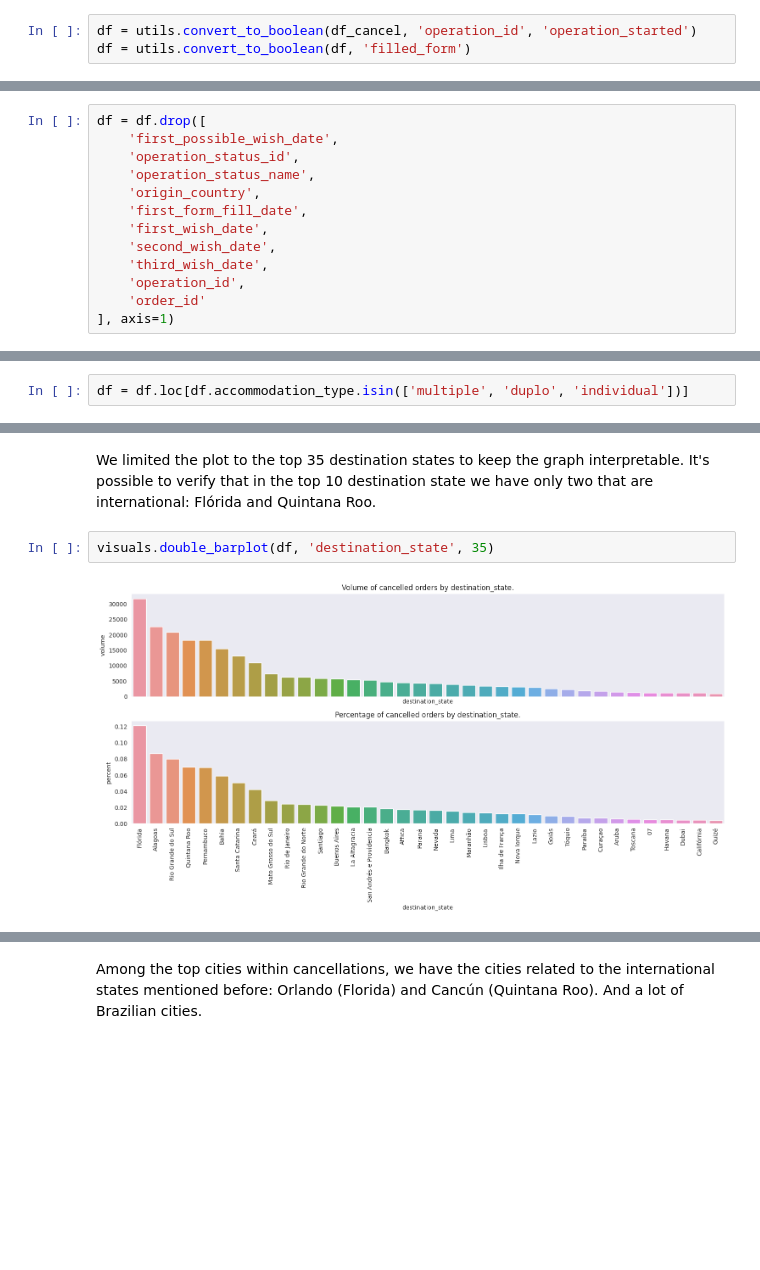
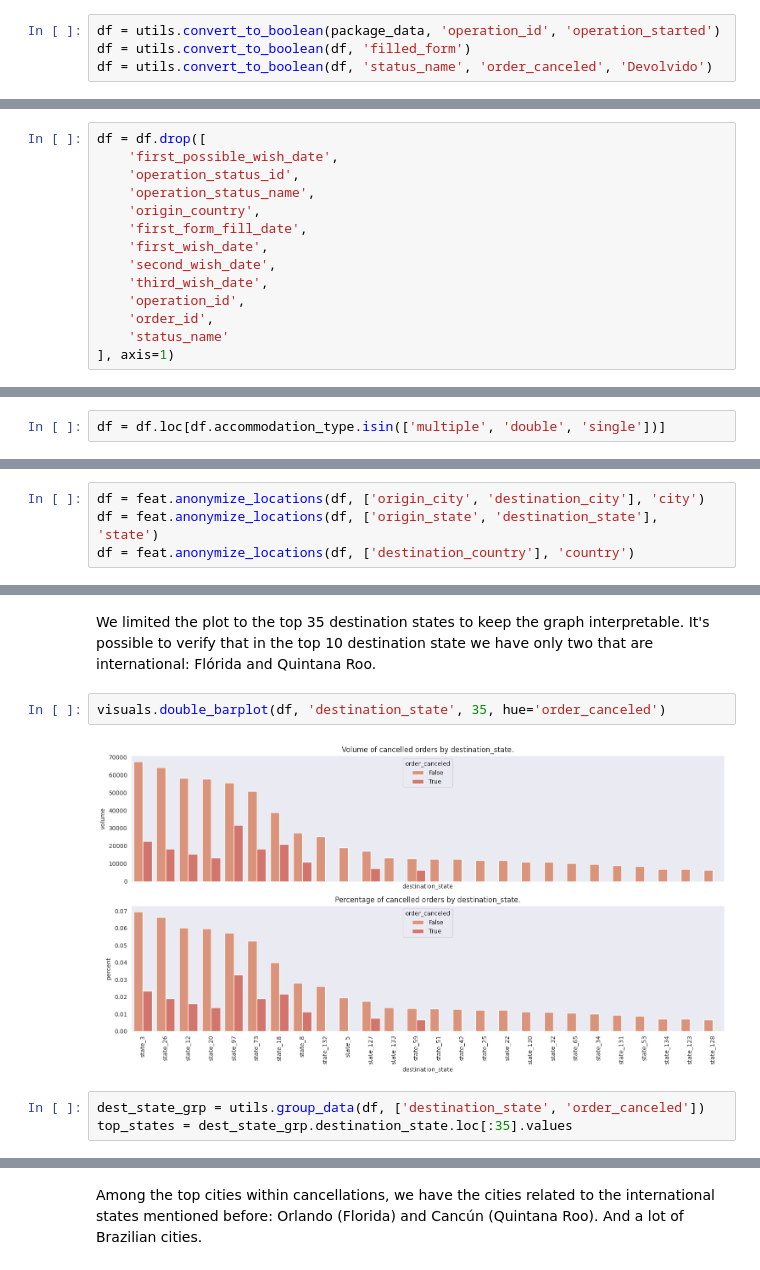
Before and after one commit to tamiriscrepalde/survival-analysis, a Jupyter notebook: notebooks/exploratory_data_analysis/packages_cancellation_analysis.ipynb, the cells around one changed output, grey strips where cells are left out. Saved outputs shown, nothing was run; the diff lists cells and outputs as text; blank space fills up the shorter version.

Commit message:
Anonymized locations and added sales data

```diff
--- a/notebooks/exploratory_data_analysis/packages_cancellation_analysis.ipynb
+++ b/notebooks/exploratory_data_analysis/packages_cancellation_analysis.ipynb
@@ -143,8 +146,9 @@ dtype: float64
 # %% [markdown]
 Converting columns to boolean:
 # %%
-df = utils.convert_to_boolean(df_cancel, 'operation_id', 'operation_started')
+df = utils.convert_to_boolean(package_data, 'operation_id', 'operation_started')
 df = utils.convert_to_boolean(df, 'filled_form')
+df = utils.convert_to_boolean(df, 'status_name', 'order_canceled', 'Devolvido')
 # %% [markdown]
 Drop columns containing:
 - unique identifiers
@@ -163,5 +167,6 @@ df = df.drop([
     'second_wish_date',
     'third_wish_date',
     'operation_id',
-    'order_id'
+    'order_id',
+    'status_name'
 ], axis=1)
@@ -215,5 +228,5 @@ df.loc[~df.accommodation_type.isin(['multiple', 'duplo', 'individual'])].accommo
 # %%
-df = df.loc[df.accommodation_type.isin(['multiple', 'duplo', 'individual'])]
+df = df.loc[df.accommodation_type.isin(['multiple', 'double', 'single'])]
 # %% [markdown]
 There're no more null values:
 # %%
@@ -240,3 +257,7 @@ dtype: float64
+# %%
+df = feat.anonymize_locations(df, ['origin_city', 'destination_city'], 'city')
+df = feat.anonymize_locations(df, ['origin_state', 'destination_state'], 'state')
+df = feat.anonymize_locations(df, ['destination_country'], 'country')
 # %% [markdown]
 Now we're going to change the dtype of some columns:
 # %%
@@ -289,6 +329,9 @@ visuals.double_barplot(df, 'destination_country', 20)
 # %% [markdown]
 We limited the plot to the top 35 destination states to keep the graph interpretable. It's possible to verify that in the top 10 destination state we have only two that are international: Flórida and Quintana Roo.
 # %%
-visuals.double_barplot(df, 'destination_state', 35)
+visuals.double_barplot(df, 'destination_state', 35, hue='order_canceled')
 # %% [output]
-[figure, old version]
+[figure, new version]
+# %%
+dest_state_grp = utils.group_data(df, ['destination_state', 'order_canceled'])
+top_states = dest_state_grp.destination_state.loc[:35].values
```
Also changed, not shown: parts of 46 cells of this notebook, 3 other files.
